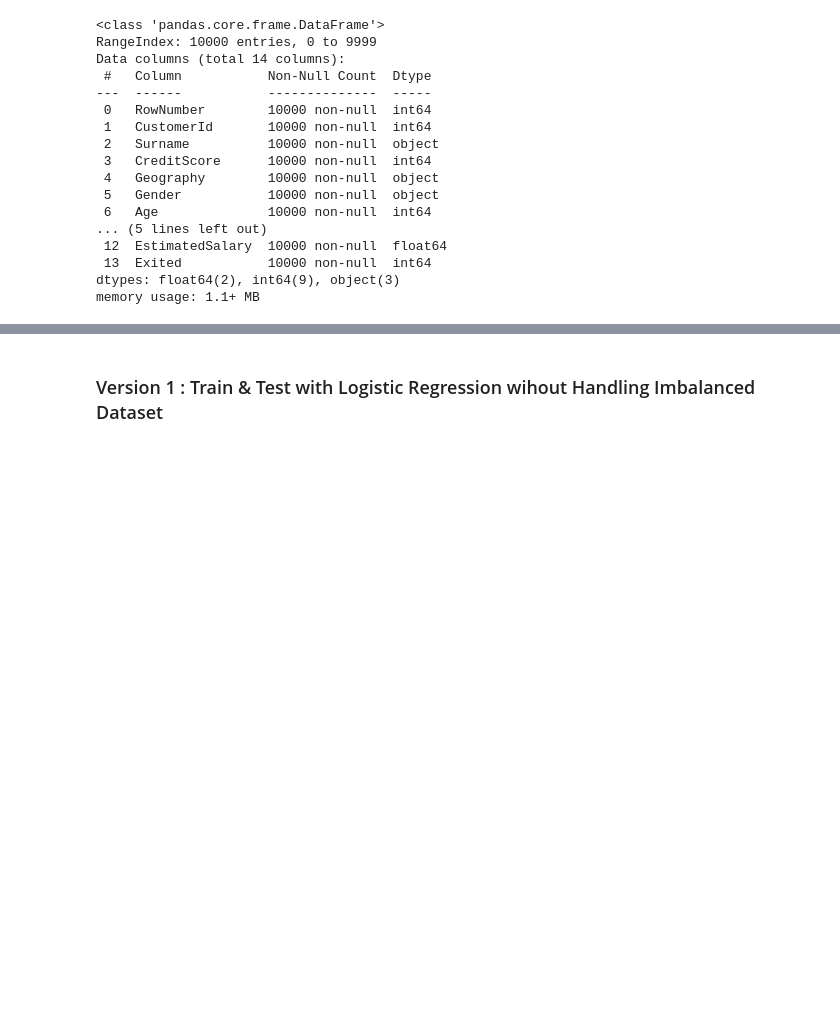
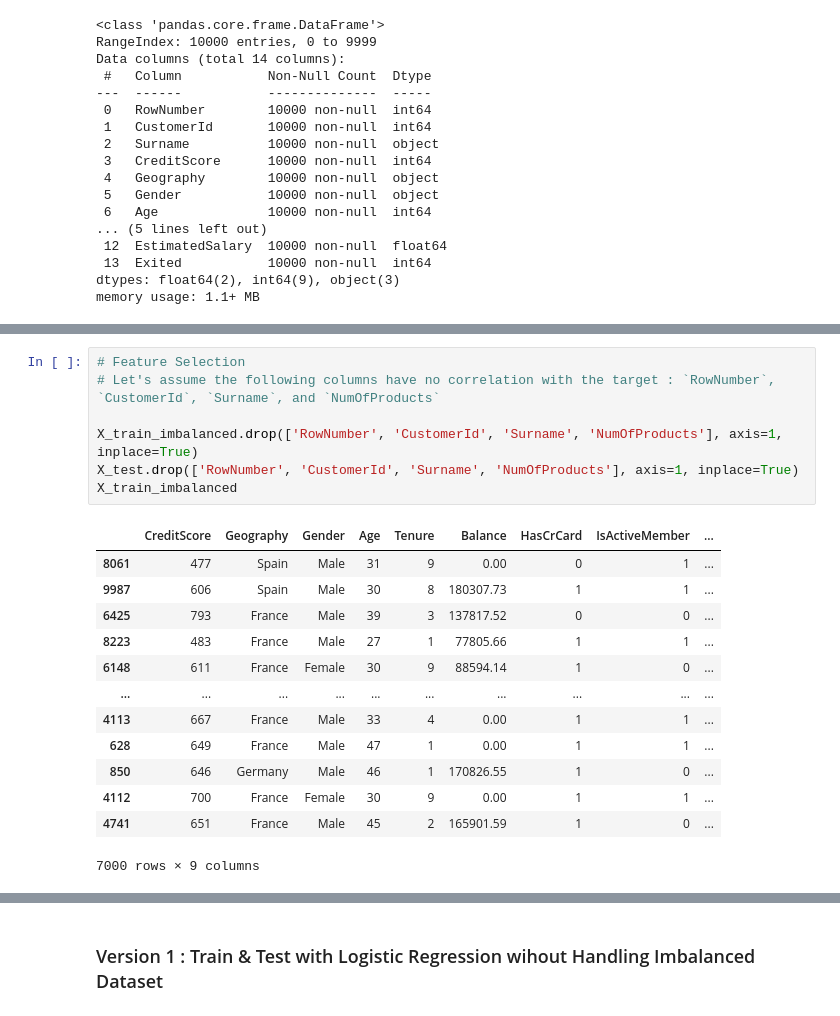
Before and after one commit to FTDS-learning-materials/phase-1, a Jupyter notebook: w2/P1W2D4PM - Data Balancing.ipynb, the cells around one changed output, grey strips where cells are left out. Saved outputs shown, nothing was run; the diff lists cells and outputs as text; blank space fills up the shorter version.

```diff
--- a/w4/P1W4D2AM - Data Balancing.ipynb
+++ b/w2/P1W2D4PM - Data Balancing.ipynb
@@ -349,0 +347,21 @@ Name: Exited, dtype: int64
+# %%
+# Feature Selection
+# Let's assume the following columns have no correlation with the target : `RowNumber`, `CustomerId`, `Surname`, and `NumOfProducts`
+
+X_train_imbalanced.drop(['RowNumber', 'CustomerId', 'Surname', 'NumOfProducts'], axis=1, inplace=True)
+X_test.drop(['RowNumber', 'CustomerId', 'Surname', 'NumOfProducts'], axis=1, inplace=True)
+X_train_imbalanced
+# %% [output]
+|  | CreditScore | Geography | Gender | Age | Tenure | Balance | HasCrCard | IsActiveMember | ... |
+| 8061 | 477 | Spain | Male | 31 | 9 | 0.00 | 0 | 1 | ... |
+| 9987 | 606 | Spain | Male | 30 | 8 | 180307.73 | 1 | 1 | ... |
+| 6425 | 793 | France | Male | 39 | 3 | 137817.52 | 0 | 0 | ... |
+| 8223 | 483 | France | Male | 27 | 1 | 77805.66 | 1 | 1 | ... |
+| 6148 | 611 | France | Female | 30 | 9 | 88594.14 | 1 | 0 | ... |
+| ... | ... | ... | ... | ... | ... | ... | ... | ... | ... |
+| 4113 | 667 | France | Male | 33 | 4 | 0.00 | 1 | 1 | ... |
+| 628 | 649 | France | Male | 47 | 1 | 0.00 | 1 | 1 | ... |
+| 850 | 646 | Germany | Male | 46 | 1 | 170826.55 | 1 | 0 | ... |
+| 4112 | 700 | France | Female | 30 | 9 | 0.00 | 1 | 1 | ... |
+| 4741 | 651 | France | Male | 45 | 2 | 165901.59 | 1 | 0 | ... |
+7000 rows × 9 columns
```
Also changed, not shown: parts of 25 cells of this notebook, 6 other files.
